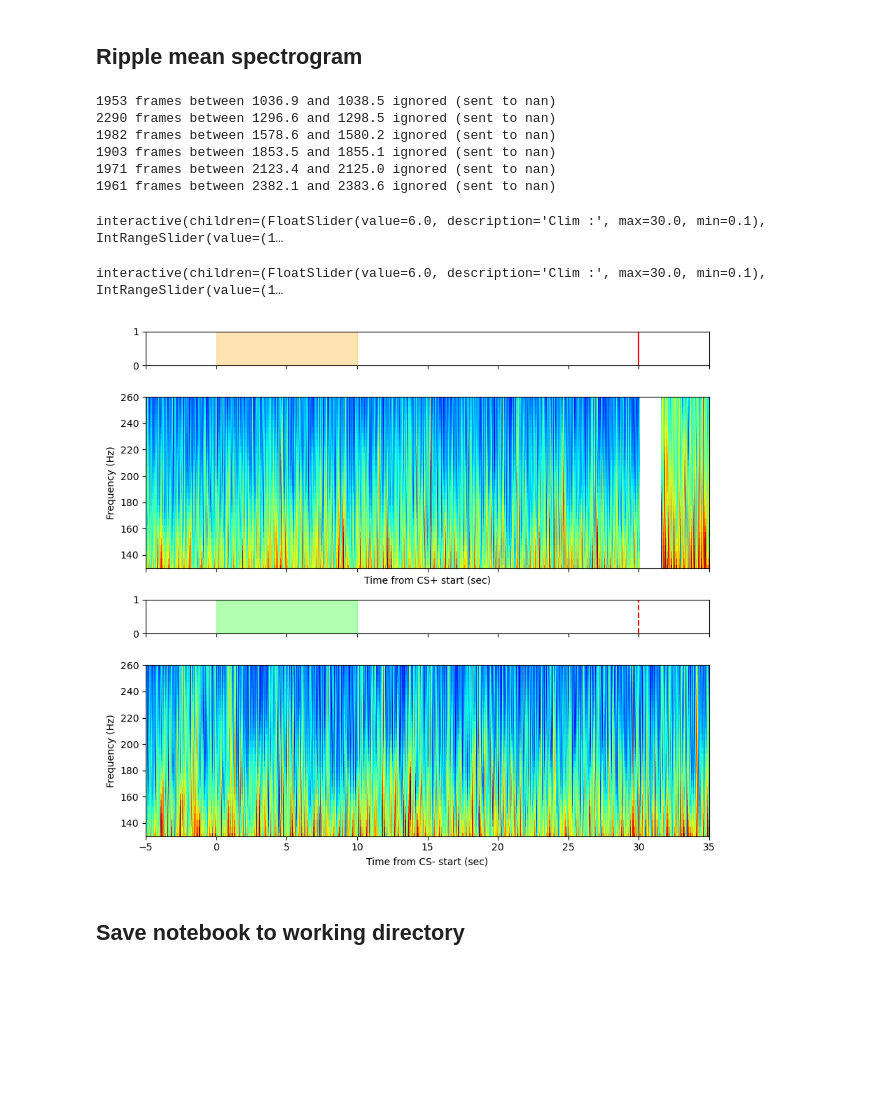
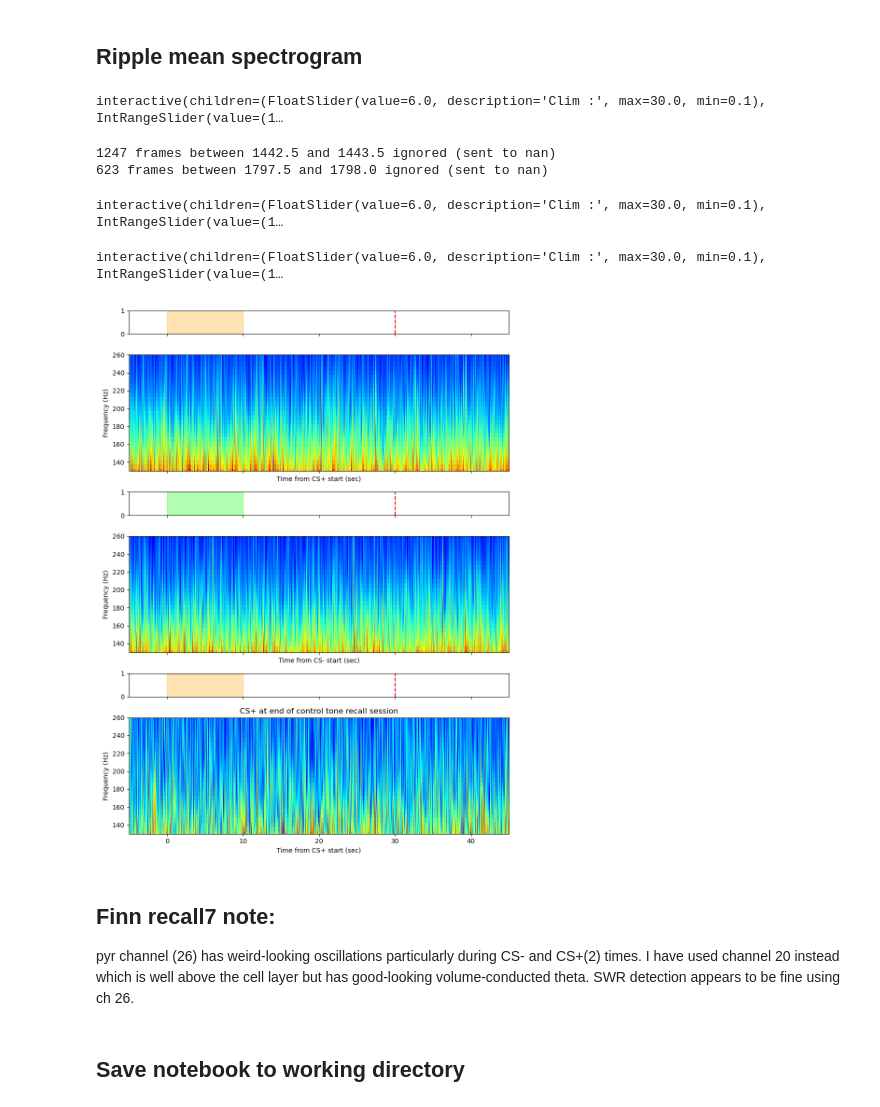
Before and after one commit to nkinsky/TraceFC, a Jupyter notebook: Notebooks/Spectral_Analysis.ipynb, the cells around one changed output. Cells and saved outputs as stored; diff of their text form; code cells hidden in the pictures; blank space fills up the shorter version.

```diff
--- a/Notebooks/Spectral_Analysis.ipynb
+++ b/Notebooks/Spectral_Analysis.ipynb
@@ -128,7 +161,7 @@ plot_signal_w_epochs(signal, chan_plot, art_epochs)
 # %%
 # Merge files and export!
-# art_epochs_merge = art_epochs.__add__(art_epochs_ns).merge(0)
-# art_epochs_merge.save(art_epochs_file)
-# art_epochs = art_epochs_merge
-# sess.recinfo.write_epochs(epochs=art_epochs, ext='art')
-# art_epochs
+art_epochs_merge = art_epochs.__add__(art_epochs_ns).merge(0)
+art_epochs_merge.save(art_epochs_file)
+art_epochs = art_epochs_merge
+sess.recinfo.write_epochs(epochs=art_epochs, ext='art')
+art_epochs
@@ -139,7 +182,7 @@ from neuropy.core import Shank, Probe, ProbeGroup
 from neuropy.plotting import plot_probe
 shank = Shank()
 shank = shank.auto_generate(columns=1, contacts_per_column=32, xpitch=0,
-                   ypitch=20, channel_id=np.arange(31, -1, -1))
+                   ypitch=50, channel_id=np.arange(31, -1, -1))
 shank.set_disconnected_channels(sess.recinfo.skipped_channels)
 probe = Probe(shank)
 prbgrp = ProbeGroup()
@@ -160,7 +203,7 @@ maxdur=20
 thresh = (1, None)
 sigma = 0.125
 edge_cutoff = 0.25
-theta_channel = 5
+theta_channel = 20
 
 # use this if you don't know theta channel
 if theta_channel is None:
@@ -171,4 +214,6 @@ else:
     theta_epochs, theta_power = detect_theta_epochs(signal_use, probegroup=None, mindur=mindur, maxdur=maxdur, thresh=thresh,
                                                     edge_cutoff=edge_cutoff, ignore_epochs=art_epochs, return_power=True)
 sess.recinfo.write_epochs(theta_epochs, ext='tha')
+theta_epochs_file = sess.filePrefix.with_suffix(".theta_epochs.npy")
+theta_epochs.save(theta_epochs_file)
 # %% [output]
@@ -178,7 +224,7 @@ Best channel for theta: [5]
 ## Detect SWR Epochs
 # %%
 from neuropy.analyses.oscillations import detect_ripple_epochs
-ripple_channel = 5
+ripple_channel = 26
 thresh = (2, None)  # conservative but good
 edge_cutoff = 0.5
 exclude_theta_epochs = False  # make this true if you end up with a lot of false positive ripples as gamma events during theta
@@ -191,4 +237,6 @@ else:
                                          edge_cutoff=edge_cutoff,
                                          ignore_epochs=art_epochs.__add__(theta_epochs))
 sess.recinfo.write_epochs(ripple_epochs, ext='swr')
+ripple_epochs_file = sess.filePrefix.with_suffix(".ripple_epochs.npy")
+ripple_epochs.save(ripple_epochs_file)
 # %% [output]
@@ -432,45 +536,45 @@ interactive(children=(FloatSlider(value=6.0, description='Clim :', max=30.0, min
 # %% [markdown]
 ## Ripple mean spectrogram
 # %%
-cs_buffer = (5, 35)
+cs_buffer = (5, 45)
 
 # For recall sessions
 if sess_name.find("recall") == 0:
     _, ax = plt.subplots(6, 1, figsize=(9, 12), height_ratios=[1, 5, 1, 5, 1, 5], layout='tight', sharex=True)
 
     _, std_sxx = plot_cs_mean_wavelet(wv_swr, cs_starts_combined, 'CS+', buffer_sec=cs_buffer, freq_lims=swr_freq_lims,
                          ignore_epochs=art_epochs, ax=ax[:2])
     plot_cs_mean_wavelet(wv_swr, csn_starts_combined, 'CS-', buffer_sec=cs_buffer, freq_lims=swr_freq_lims,
                          ignore_epochs=art_epochs, std_sxx=std_sxx, ax=ax[2:4])
     plot_cs_mean_wavelet(wv_swr, cs2_starts_combined, 'CS+', buffer_sec=cs_buffer, freq_lims=swr_freq_lims,
                          ignore_epochs=art_epochs, std_sxx=std_sxx, ax=ax[4:])
     ax[5].set_title('CS+ at end of control tone recall session')
 
 elif sess_name.find("training") == 0:
     _, ax = plt.subplots(4, 1, figsize=(9, 8), height_ratios=[1, 5, 1, 5], layout='tight', sharex=True)
 
     _, std_sxx = plot_cs_mean_wavelet(wv_swr, cs_starts_combined, 'CS+', buffer_sec=cs_buffer, freq_lims=swr_freq_lims,
                          ignore_epochs=art_epochs, ax=ax[:2])
     plot_cs_mean_wavelet(wv_swr, csn_starts_combined, 'CS-', buffer_sec=cs_buffer, freq_lims=swr_freq_lims,
                          ignore_epochs=art_epochs, std_sxx=std_sxx, ax=ax[2:4])
     # Change red line to solid
     line_ind = np.where([isinstance(a, plt.Line2D) for a in ax[0].get_children()])[0][0]
     ax[0].get_children()[line_ind].set_linestyle('-')
 
 elif sess_name.find("habituation") == 0: # For habituation sessions
-    _, ax = plt.subplots(2, 1, figsize=(9, 8), height_ratios=[1, 5], layout='tight', sharex=True)
+    _, ax = plt.subplots(2, 1, figsize=(9, 4), height_ratios=[1, 5], layout='tight', sharex=True)
     plot_cs_mean_wavelet(wv_swr, csn_starts_combined, 'CS-', buffer_sec=cs_buffer, freq_lims=swr_freq_lims,
                          ignore_epochs=art_epochs, std_sxx=None, ax=ax[:2])
 # %% [output]
-1953 frames between 1036.9 and 1038.5 ignored (sent to nan)
-2290 frames between 1296.6 and 1298.5 ignored (sent to nan)
-1982 frames between 1578.6 and 1580.2 ignored (sent to nan)
-1903 frames between 1853.5 and 1855.1 ignored (sent to nan)
-1971 frames between 2123.4 and 2125.0 ignored (sent to nan)
-1961 frames between 2382.1 and 2383.6 ignored (sent to nan)
+interactive(children=(FloatSlider(value=6.0, description='Clim :', max=30.0, min=0.1), IntRangeSlider(value=(1…
-interactive(children=(FloatSlider(value=6.0, description='Clim :', max=30.0, min=0.1), IntRangeSlider(value=(1…
+1247 frames between 1442.5 and 1443.5 ignored (sent to nan)
+623 frames between 1797.5 and 1798.0 ignored (sent to nan)
 interactive(children=(FloatSlider(value=6.0, description='Clim :', max=30.0, min=0.1), IntRangeSlider(value=(1…
+interactive(children=(FloatSlider(value=6.0, description='Clim :', max=30.0, min=0.1), IntRangeSlider(value=(1…
-[figure, old version]
+[figure, new version]
+# %% [markdown]
+## Finn recall7 note:
+pyr channel (26) has weird-looking oscillations particularly during CS- and CS+(2) times.  I have used channel 20 instead which is well above the cell layer but has good-looking volume-conducted theta.  SWR detection appears to be fine using ch 26.
 # %% [markdown]
 ## Save notebook to working directory
 # %%
```
Also changed, not shown: parts of 25 cells of this notebook.
